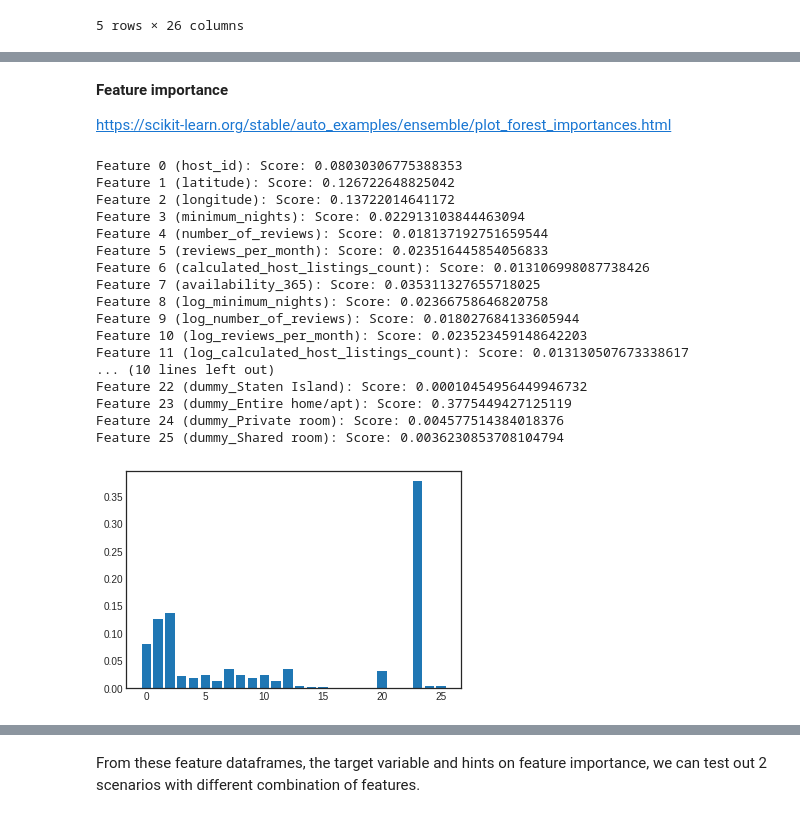
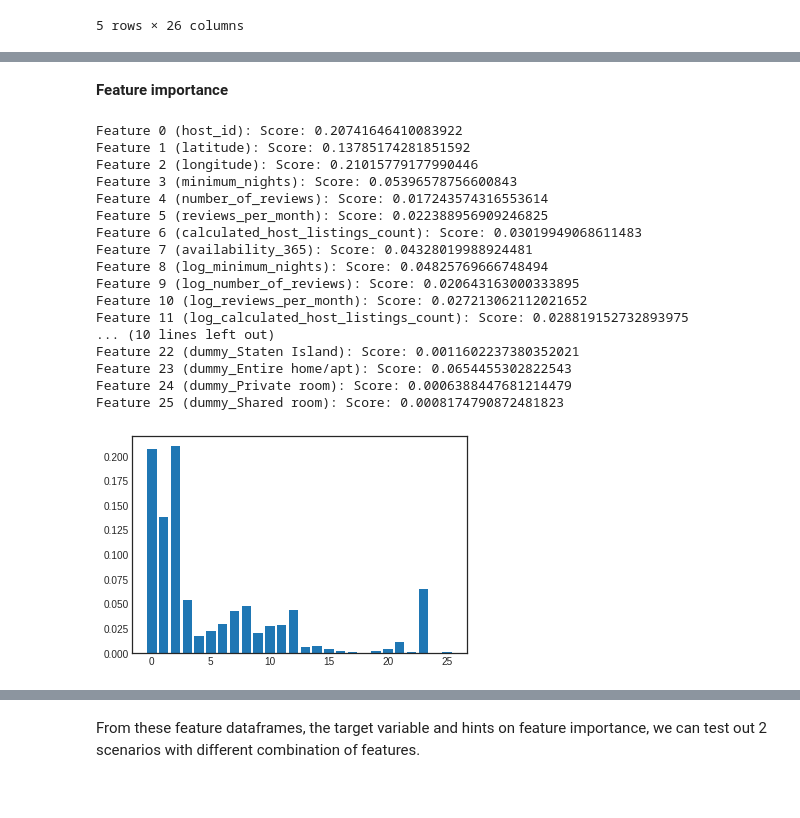
Before and after one commit to nguyen-nhat-mai/ensemble_project, a Jupyter notebook: Airbnb_Price_Prediction.ipynb, the cells around one changed output, grey strips where cells are left out. Saved outputs shown, nothing was run; the diff lists cells and outputs as text; code cells hidden in the pictures.

```diff
--- a/Airbnb_Price_Prediction.ipynb
+++ b/Airbnb_Price_Prediction.ipynb
@@ -480,0 +543,8 @@ df['log_price'] = np.log1p(df['price'])
+# %%
+# Get the df with interested variables to test
+check_df = df[cat_var+num_var+target_var]
+# Make sure all categorical variables are in string type
+for c_var in cat_var:
+  check_df[c_var]=check_df[c_var].astype(str)
+
+check_df.info()
@@ -480,0 +580,7 @@ df['log_price'] = np.log1p(df['price'])
+# %%
+anova_result = []
+for c_var in cat_var:
+  for n_var in num_var+target_var:
+    model = ols(n_var + '~' + c_var, data = check_df).fit() # Oridnary least square method
+    result_anova = sm.stats.anova_lm(model) # ANOVA Test
+    anova_result.append((n_var,c_var,result_anova['PR(>F)'].values[0])) # get the p-value from anova test
@@ -583,9 +659,9 @@ feature_df_wo_outlier.head()
 # %%
-# Get the target variables
-y = df.log_price
+# Get the target variables (test out both price & log_price)
+y = df.price
 print(y)
-y_wo_outlier = df_wo_outlier.log_price
-print(y_wo_outlier)
+y_log_price = df.log_price
+print(y_log_price)
 
 # check length of features & target variables
 if len(feature_df) == len(y):
@@ -593,8 +669,8 @@ if len(feature_df) == len(y):
 else:
   print(False)
 
-if len(feature_df_wo_outlier) == len(y_wo_outlier):
-  print("check 2:", True)
+if len(feature_df) == len(y_log_price):
+  print("check 1:",True)
 else:
   print(False)
 # %% [output]
@@ -618,6 +694,4 @@ check 2: True
-# %% [markdown]
-**Feature importance**
-
-https://scikit-learn.org/stable/auto_examples/ensemble/plot_forest_importances.html
+# %% [markdown]
+**Feature importance**
 # %%
 X = feature_df.to_numpy()
@@ -625,6 +698,6 @@ X_wo_outlier = feature_df_wo_outlier.to_numpy()
 # %%
 # random forest for feature importance on a regression problem
-def feature_imp_dt(feature_name_list, X , y):
+def feature_imp_rf(feature_name_list, X , y):
   ''' Input: list of feature names, feature values, target values
       Output: importance score for each feature
   '''
@@ -641,25 +714,25 @@ def feature_imp_dt(feature_name_list, X , y):
   plt.bar([x for x in range(len(importance))], importance)
   plt.show()
 # %%
-# check feature importance
-feature_imp_dt(list(feature_df.columns),X,y)
+# check feature importance for price
+feature_imp_rf(list(feature_df.columns),X,y)
 # %% [output]
-Feature 0 (host_id): Score: 0.08030306775388353
-Feature 1 (latitude): Score: 0.126722648825042
-Feature 2 (longitude): Score: 0.13722014641172
-Feature 3 (minimum_nights): Score: 0.022913103844463094
-Feature 4 (number_of_reviews): Score: 0.018137192751659544
-Feature 5 (reviews_per_month): Score: 0.023516445854056833
-Feature 6 (calculated_host_listings_count): Score: 0.013106998087738426
-Feature 7 (availability_365): Score: 0.035311327655718025
-Feature 8 (log_minimum_nights): Score: 0.02366758646820758
-Feature 9 (log_number_of_reviews): Score: 0.018027684133605944
-Feature 10 (log_reviews_per_month): Score: 0.023523459148642203
-Feature 11 (log_calculated_host_listings_count): Score: 0.013130507673338617
+Feature 0 (host_id): Score: 0.20741646410083922
+Feature 1 (latitude): Score: 0.13785174281851592
+Feature 2 (longitude): Score: 0.21015779177990446
+Feature 3 (minimum_nights): Score: 0.05396578756600843
+Feature 4 (number_of_reviews): Score: 0.017243574316553614
+Feature 5 (reviews_per_month): Score: 0.022388956909246825
+Feature 6 (calculated_host_listings_count): Score: 0.03019949068611483
+Feature 7 (availability_365): Score: 0.04328019988924481
+Feature 8 (log_minimum_nights): Score: 0.04825769666748494
+Feature 9 (log_number_of_reviews): Score: 0.020643163000333895
+Feature 10 (log_reviews_per_month): Score: 0.027213062112021652
+Feature 11 (log_calculated_host_listings_count): Score: 0.028819152732893975
 ... (10 lines left out)
-Feature 22 (dummy_Staten Island): Score: 0.00010454956449946732
-Feature 23 (dummy_Entire home/apt): Score: 0.3775449427125119
-Feature 24 (dummy_Private room): Score: 0.004577514384018376
-Feature 25 (dummy_Shared room): Score: 0.0036230853708104794
+Feature 22 (dummy_Staten Island): Score: 0.0011602237380352021
+Feature 23 (dummy_Entire home/apt): Score: 0.0654455302822543
+Feature 24 (dummy_Private room): Score: 0.0006388447681214479
+Feature 25 (dummy_Shared room): Score: 0.0008174790872481823
-[figure, old version]
+[figure, new version]
 # %%
```
Also changed, not shown: parts of 229 cells of this notebook.
